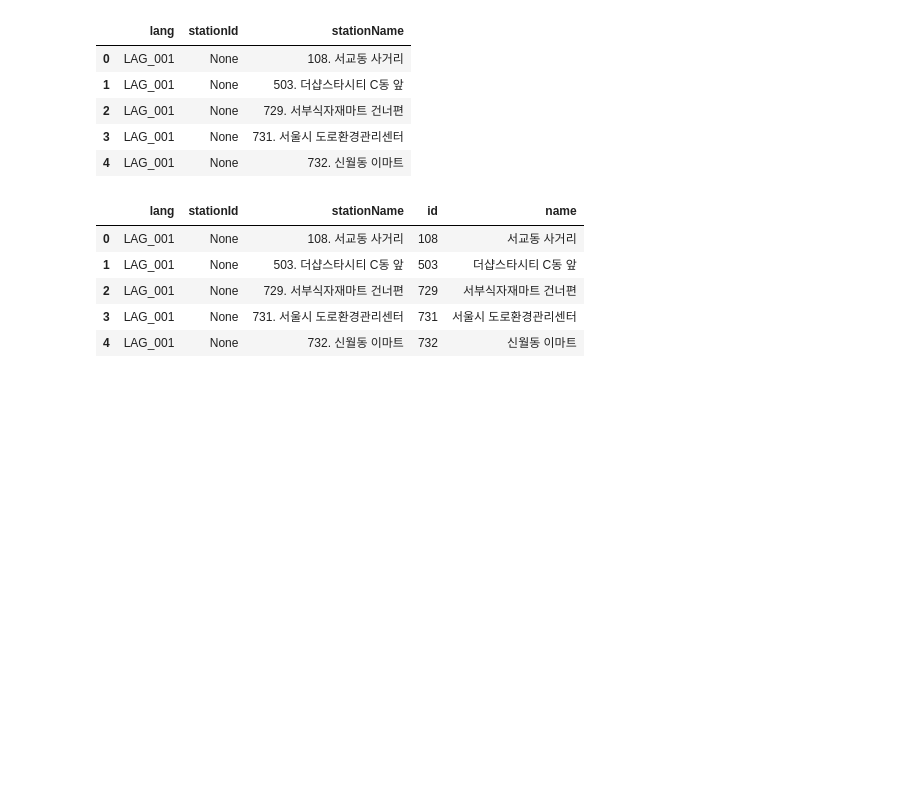
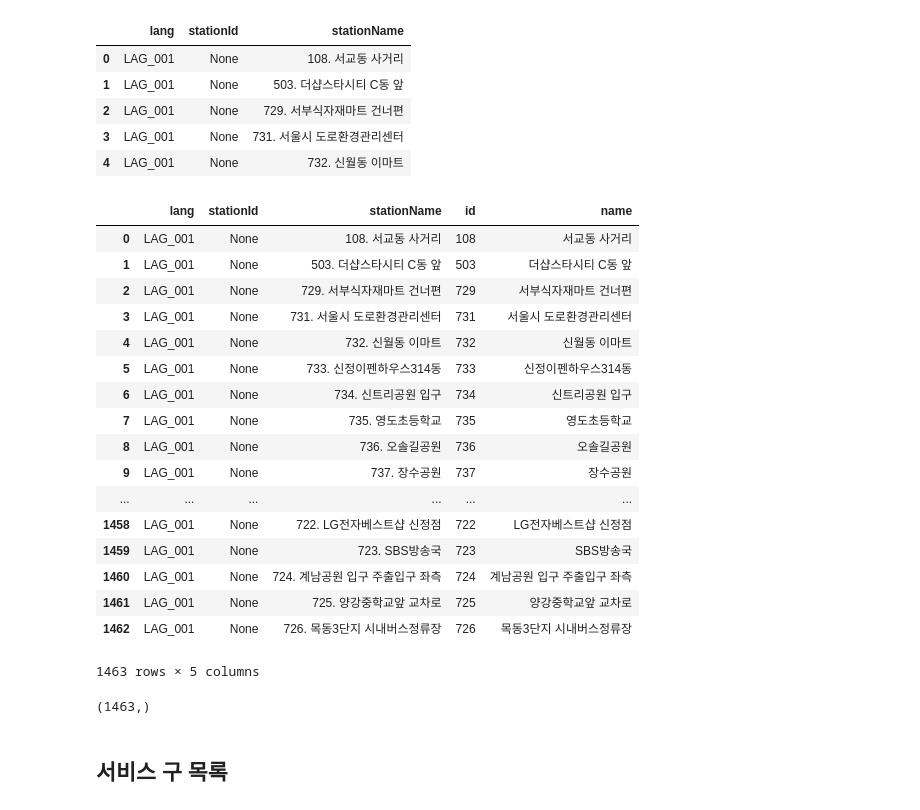
Before and after one commit to corazzon/OpenDataWrangling, a Jupyter notebook: seoul-bike-stations.ipynb, the cells around one changed output. Drawn from its saved outputs; the diff is of its cells as text; code cells hidden in the pictures; blank space fills up the shorter version.

```diff
--- a/seoul-bike-stations.ipynb
+++ b/seoul-bike-stations.ipynb
@@ -86,14 +86,32 @@ stations.head()
 # %%
 stations['id'] = df['stationName'].apply(lambda x : x.split('.')[0] if '.' in x else x )
 stations['name'] = df['stationName'].apply(lambda x : x.split('.')[1] if '.' in x else x )
-stations.head()
+stations
 # %% [output]
 |  | lang | stationId | stationName | id | name |
 | 0 | LAG_001 | None | 108. 서교동 사거리 | 108 | 서교동 사거리 |
 | 1 | LAG_001 | None | 503. 더샵스타시티 C동 앞 | 503 | 더샵스타시티 C동 앞 |
 | 2 | LAG_001 | None | 729. 서부식자재마트 건너편 | 729 | 서부식자재마트 건너편 |
 | 3 | LAG_001 | None | 731. 서울시 도로환경관리센터 | 731 | 서울시 도로환경관리센터 |
 | 4 | LAG_001 | None | 732. 신월동 이마트 | 732 | 신월동 이마트 |
+| 5 | LAG_001 | None | 733. 신정이펜하우스314동 | 733 | 신정이펜하우스314동 |
+| 6 | LAG_001 | None | 734. 신트리공원 입구 | 734 | 신트리공원 입구 |
+| 7 | LAG_001 | None | 735. 영도초등학교 | 735 | 영도초등학교 |
+| 8 | LAG_001 | None | 736. 오솔길공원 | 736 | 오솔길공원 |
+| 9 | LAG_001 | None | 737. 장수공원 | 737 | 장수공원 |
+| ... | ... | ... | ... | ... | ... |
+| 1458 | LAG_001 | None | 722. LG전자베스트샵 신정점 | 722 | LG전자베스트샵 신정점 |
+| 1459 | LAG_001 | None | 723. SBS방송국 | 723 | SBS방송국 |
+| 1460 | LAG_001 | None | 724. 계남공원 입구 주출입구 좌측 | 724 | 계남공원 입구 주출입구 좌측 |
+| 1461 | LAG_001 | None | 725. 양강중학교앞 교차로 | 725 | 양강중학교앞 교차로 |
+| 1462 | LAG_001 | None | 726. 목동3단지 시내버스정류장 | 726 | 목동3단지 시내버스정류장 |
+1463 rows × 5 columns
+# %%
+stations['name'].unique().shape
+# %% [output]
+(1463,)
+# %% [markdown]
+## 서비스 구 목록
 # %%
 get_station_url = 'https://www.bikeseoul.com/commonCode/getStation.do'
 
```
Also changed, not shown: parts of 20 cells of this notebook.
